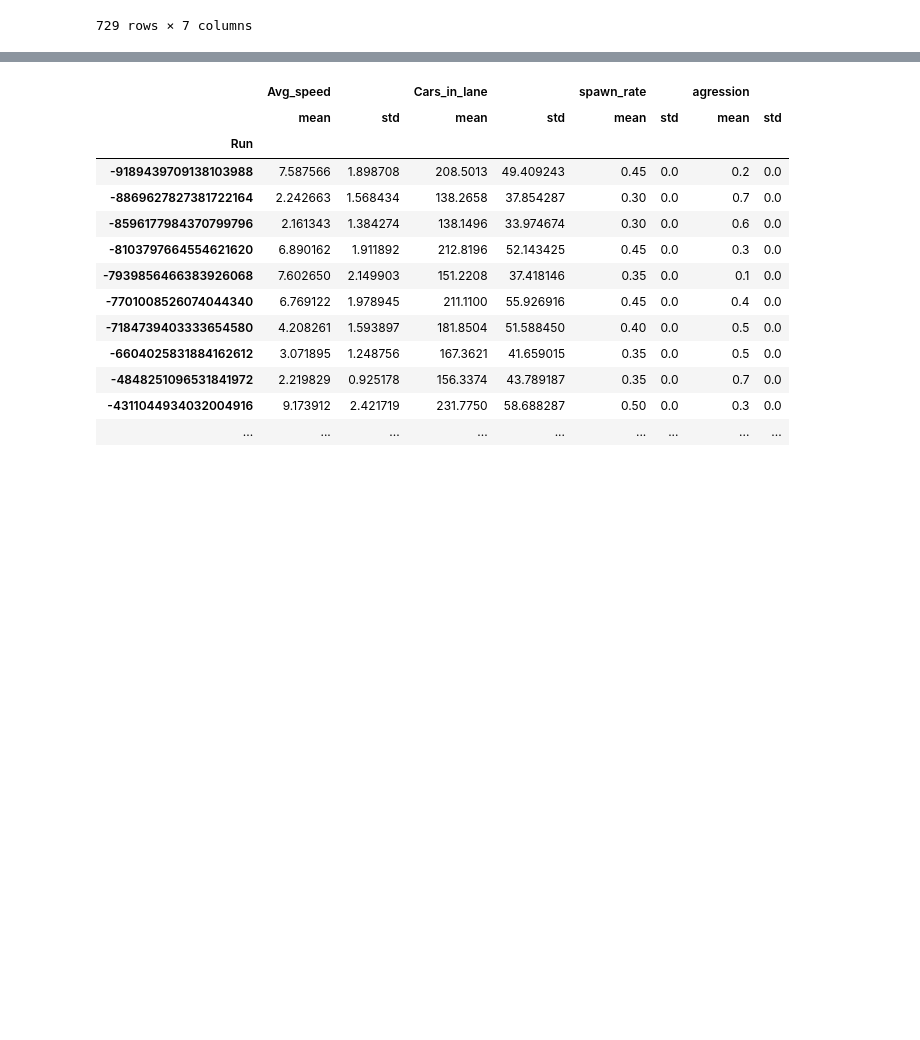
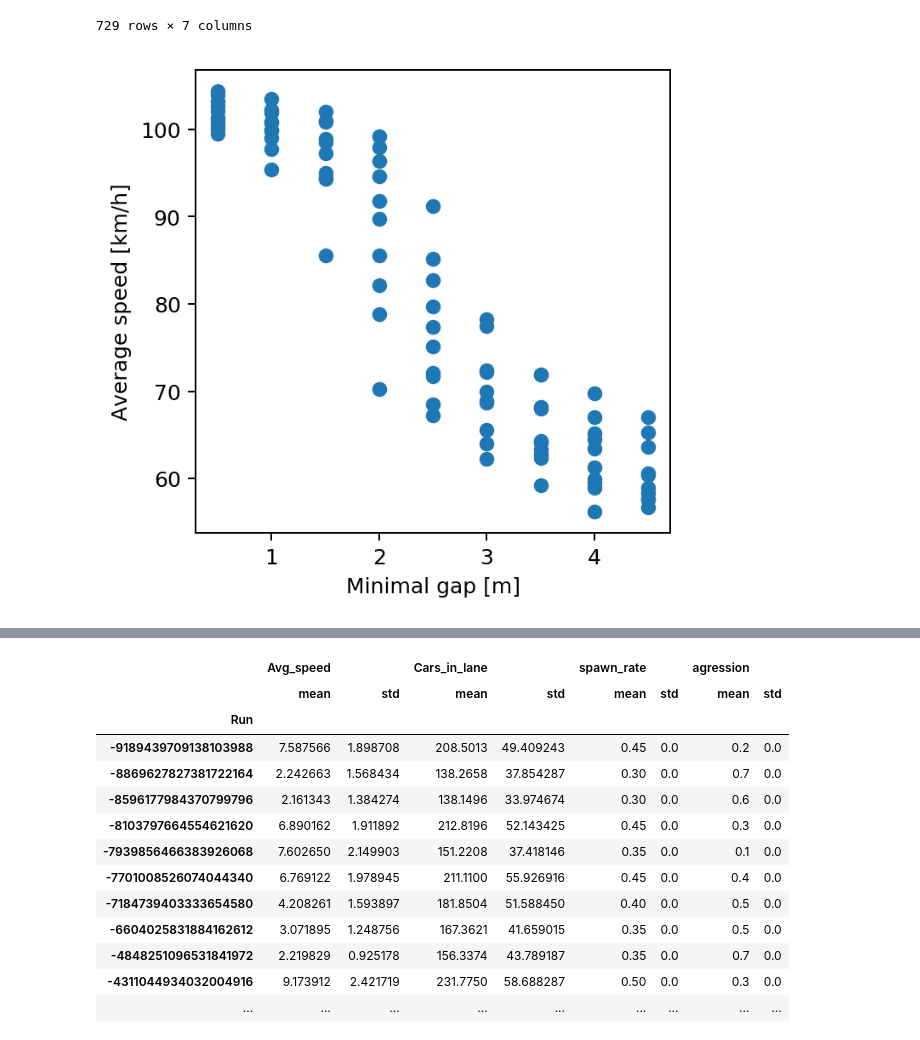
Before and after one commit to CoenHoningh/ABM, a Jupyter notebook: Data-analysis/OFAT/OFAT_anal.ipynb, the cells around one changed output, grey strips where cells are left out. Cells and saved outputs as stored; diff of their text form; code cells hidden in the pictures; blank space fills up the shorter version.

Commit message:
alle ofat runs bijelkaar

```diff
--- a/Data-analysis/OFAT/OFAT_anal.ipynb
+++ b/Data-analysis/OFAT/OFAT_anal.ipynb
@@ -7,7 +7,7 @@ bla = os.listdir('batch_run_2/')
 bla.sort()
 runs = []
 import matplotlib as mpl
-mpl.rcParams['figure.dpi']= 150
+mpl.rcParams['figure.dpi']= 200
 from matplotlib.lines import Line2D
 # %%
 import matplotlib.pyplot as plt
@@ -52,6 +52,17 @@ df
 | 727 | 78.024887 | 150.7695 | 0.9 | 0.1 | 4.0 | 5.136979 | 36.478822 |
 | 728 | 77.955961 | 133.2355 | 0.9 | 0.1 | 4.5 | 3.915456 | 31.427552 |
 729 rows × 7 columns
+# %%
+ofat1 = df.loc[(df['spawn_chance'] >= 0.4) & (df['spawn_chance'] <= 0.5)]
+ofat1 = ofat1.loc[(ofat1['agression'] >= 0.3) & (ofat1['agression'] <= 0.7)]
+# %%
+plt.figure(figsize=(4, 4))
+plt.scatter(ofat1['min_gap'], ofat1['avg_speed'])
+plt.xlabel('Minimal gap [m]')
+plt.ylabel('Average speed [km/h]')
+plt.show()
+# %% [output]
+[figure, added]
 # %%
 driedee = plt.figure(figsize=(10,10)).gca(projection='3d')
 x_as = 'agression'
```
Also changed, not shown: parts of 7 cells of this notebook, 6 other files.
